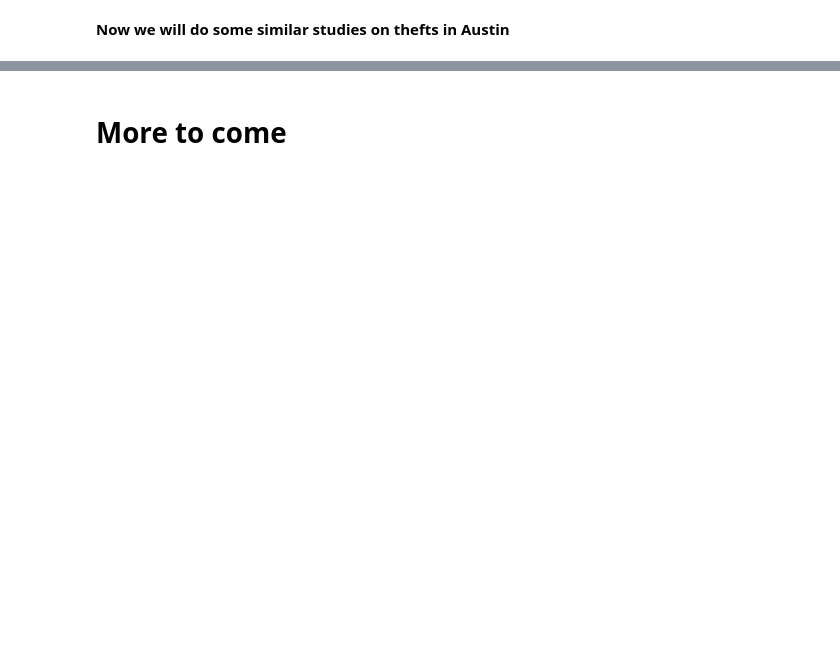
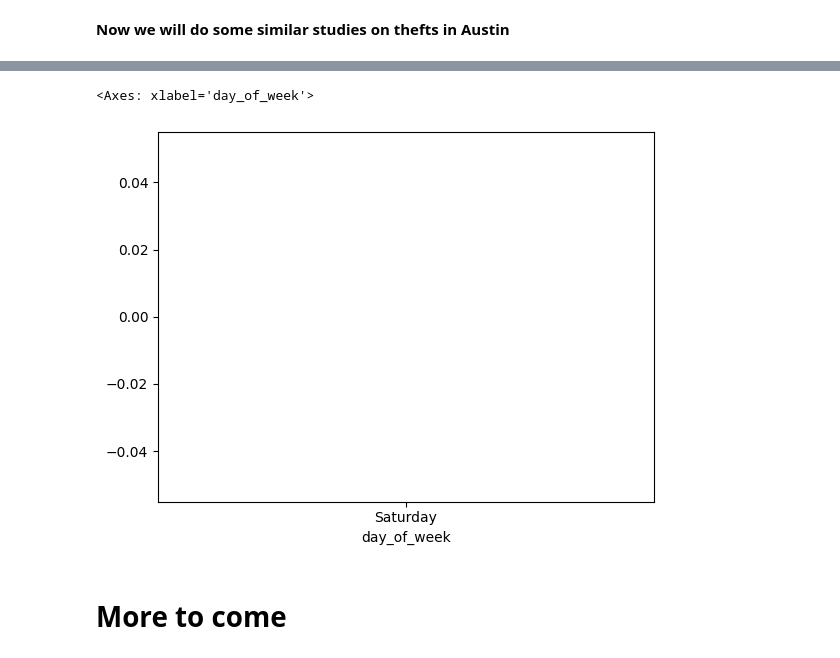
Before and after one commit to LACLanthony/crimes_hotel, a Jupyter notebook: hotels_crimes_maps.ipynb, the cells around one changed output, grey strips where cells are left out. Cells and saved outputs as stored; diff of their text form; code cells hidden in the pictures; blank space fills up the shorter version.

```diff
--- a/hotels_crimes_maps.ipynb
+++ b/hotels_crimes_maps.ipynb
@@ -319,0 +328,5 @@ for index, rows in crimes.iterrows():
+# %%
+sns.lineplot(x='day_of_week', y=assaults.count(), data=assaults)
+# %% [output]
+<Axes: xlabel='day_of_week'>
+[figure, added]
```
Also changed, not shown: parts of 20 cells of this notebook.
